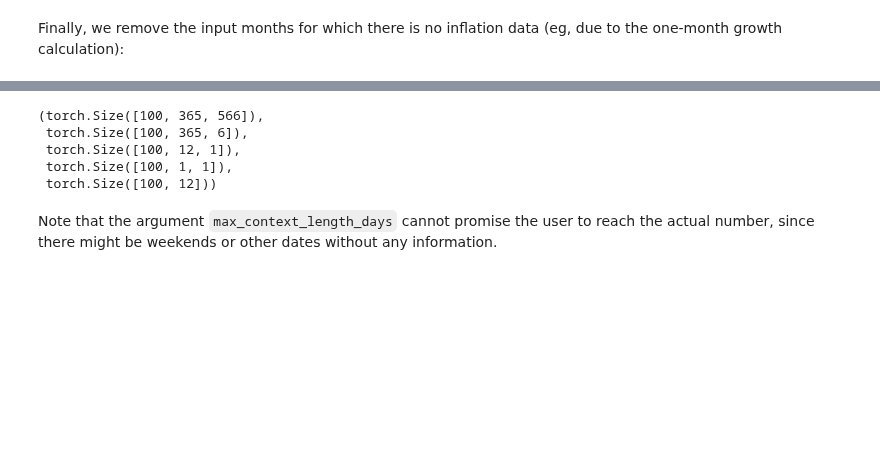
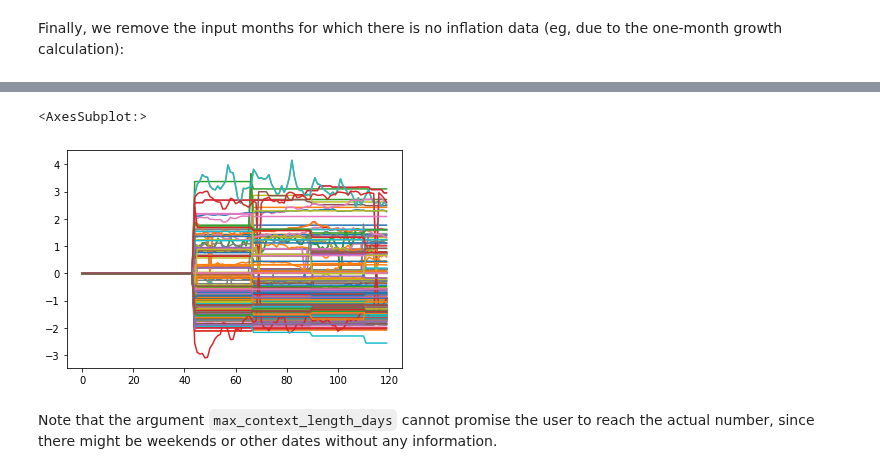
Before and after one commit to dkgaraujo/TemporalFusionTransformers, a Jupyter notebook: temporal_fusion_transformers.ipynb, the cells around one changed output, grey strips where cells are left out. Drawn from its saved outputs; the diff is of its cells as text; code cells hidden in the pictures; blank space fills up the shorter version.

```diff
--- a/temporal_fusion_transformers.ipynb
+++ b/temporal_fusion_transformers.ipynb
@@ -407,11 +536,8 @@ data.df_daily_input
-# %%
-X_cont_hist.shape, X_cat_hist.shape, X_cat_fut.shape, X_cat_stat.shape, y.shape
-# %% [output]
-(torch.Size([100, 365, 566]),
- torch.Size([100, 365, 6]),
- torch.Size([100, 12, 1]),
- torch.Size([100, 1, 1]),
- torch.Size([100, 12]))
+# %%
+pd.DataFrame(X_cont_hist[0, Ellipsis]).plot(legend=False)
+# %% [output]
+<AxesSubplot:>
+[figure, added]
 # %% [markdown]
 Note that the argument `max_context_length_days` cannot promise the user to reach the actual number, since there might be weekends or other dates without any information.
 # %% [markdown]
```
Also changed, not shown: parts of 47 cells of this notebook.
